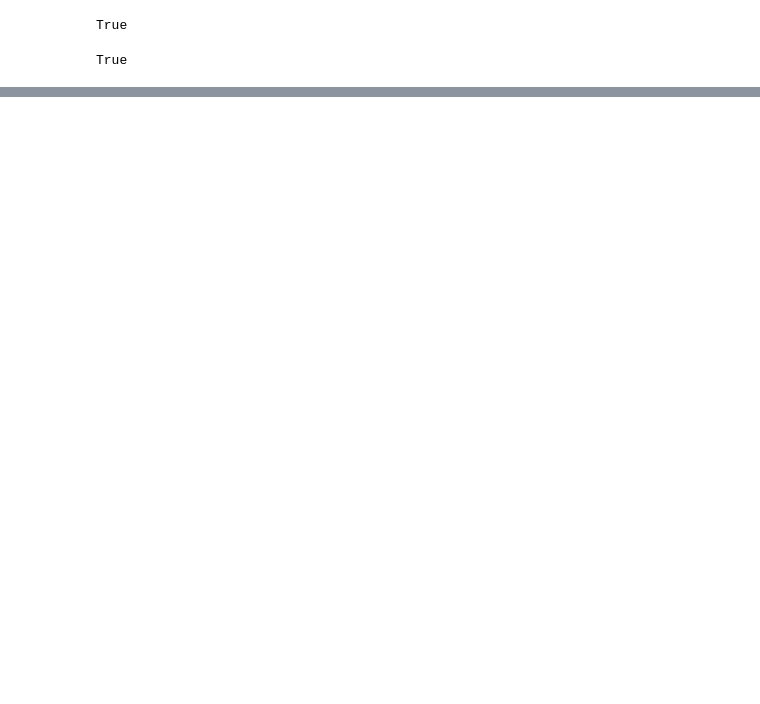
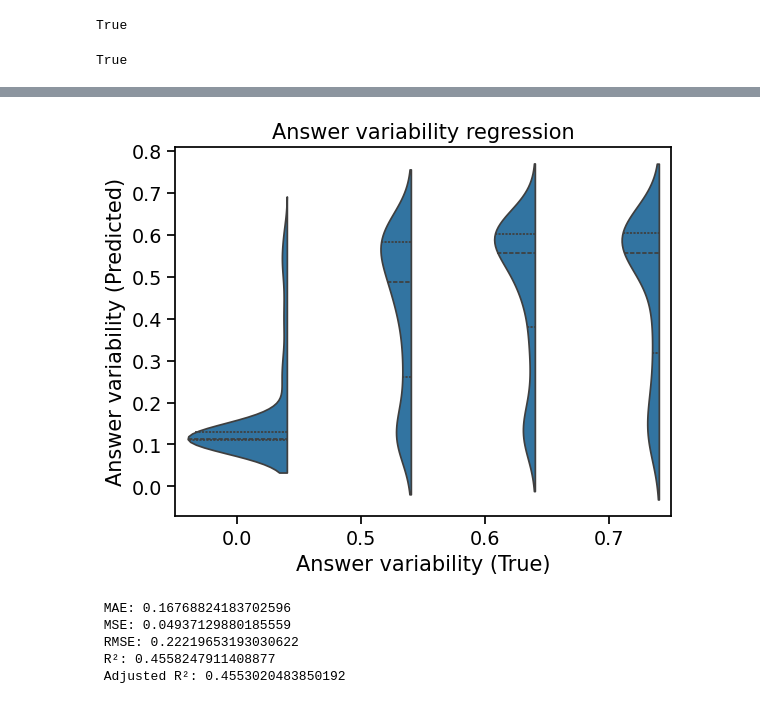
Before and after one commit to carloalbertobono/llm-uncertainty, a Jupyter notebook: tablellama-regressor.ipynb, the cells around one changed output, grey strips where cells are left out. Cells and saved outputs as stored; diff of their text form; code cells hidden in the pictures; blank space fills up the shorter version.

```diff
--- a/tablellama-regressor.ipynb
+++ b/tablellama-regressor.ipynb
@@ -212,3 +187,23 @@ plt.show()
+# %%
+ax = sns.violinplot(y=pred, x=np.round(y_res.values,1),
+                    split=True, inner="quart", width=0.8) # , log_scale=(True,False))
+
+
+plt.title('Answer variability regression')
+plt.xlabel('Answer variability (True)')
+plt.ylabel('Answer variability (Predicted)')
+
+plt.show()
+# %% [output]
+[figure, added]
+# %%
+met = assessme(y_res.values, pred)
+# %% [output]
+ MAE: 0.16768824183702596
+ MSE: 0.04937129880185559
+ RMSE: 0.22219653193030622
+ R²: 0.4558247911408877
+ Adjusted R²: 0.4553020483850192
 # %%
 import xgboost
 import shap
```
Also changed, not shown: parts of 56 cells of this notebook, 5 other files.
